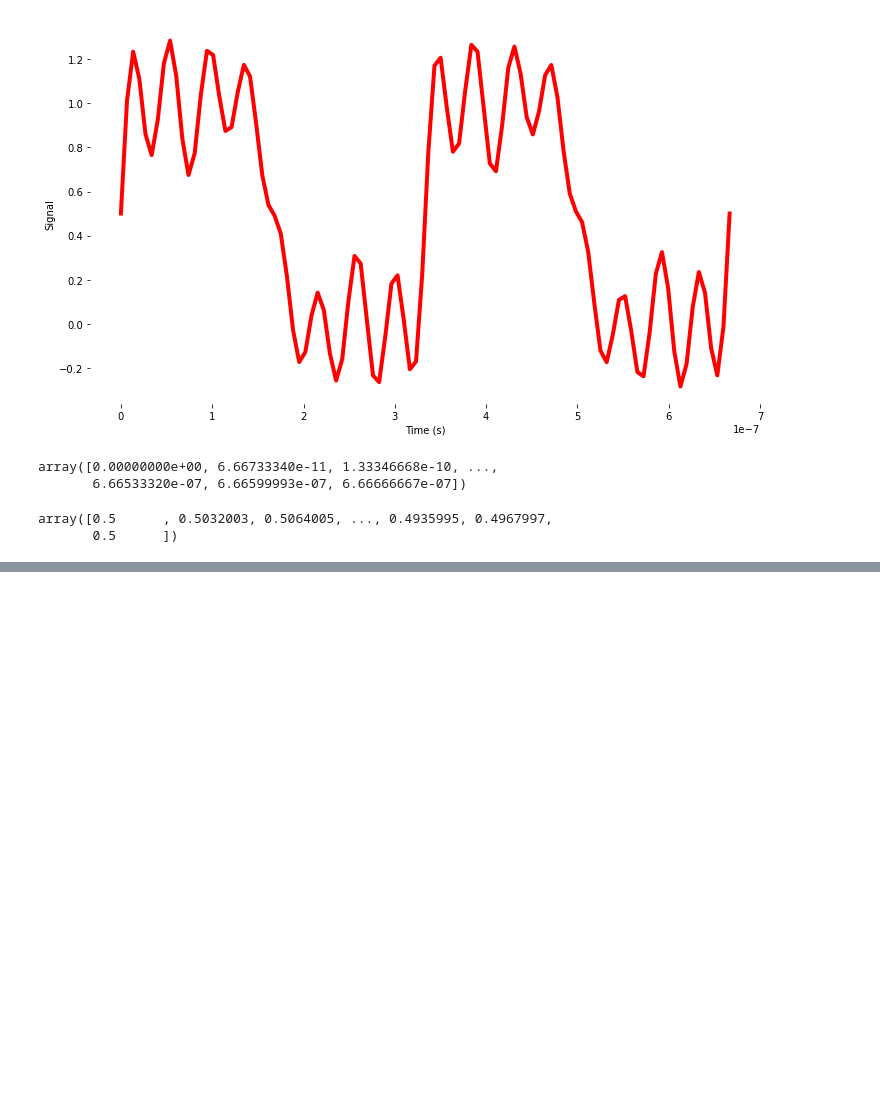
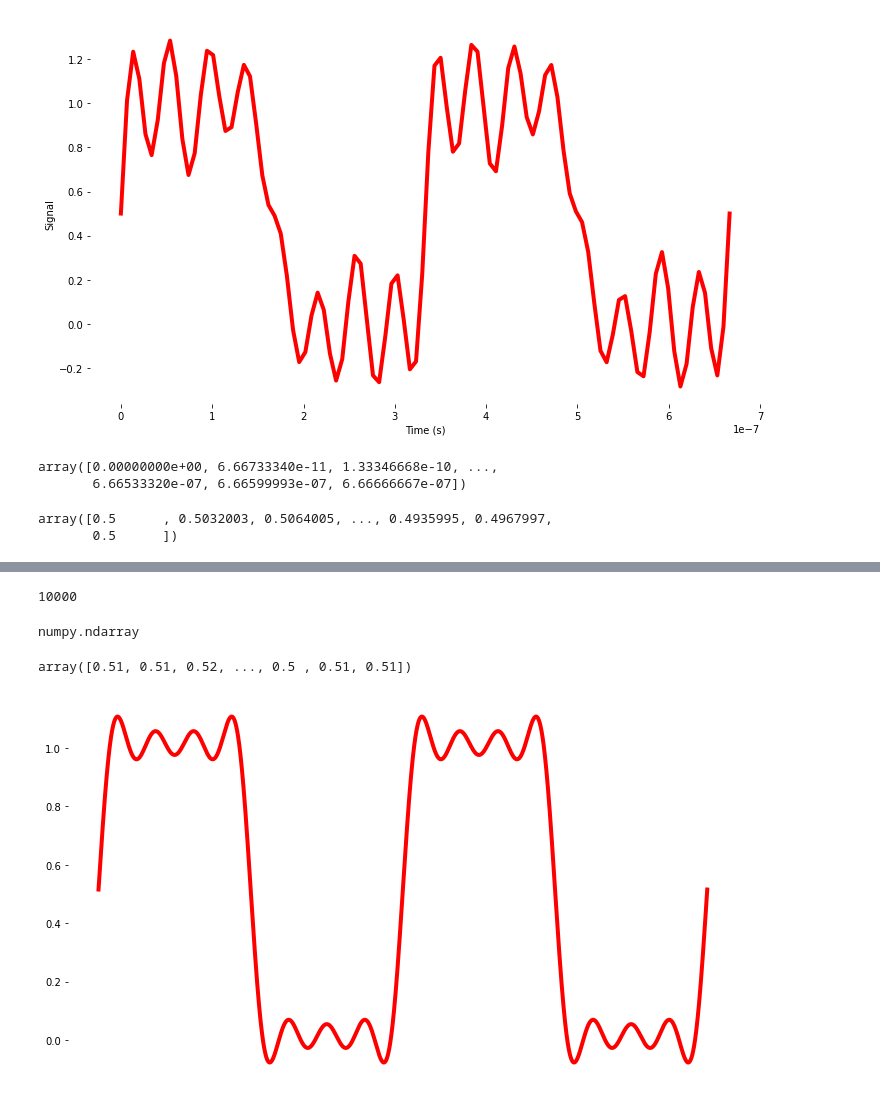
Before and after one commit to raduspaimoc/Communication_Services_And_Security, a Jupyter notebook: Lab 5/Assignment 5.ipynb, the cells around one changed output, grey strips where cells are left out. Saved outputs shown, nothing was run; the diff lists cells and outputs as text; code cells hidden in the pictures; blank space fills up the shorter version.

```diff
--- a/Lab 5/Assignment 5.ipynb
+++ b/Lab 5/Assignment 5.ipynb
@@ -796,0 +782,42 @@ array([ 0.5       ,  1.01356391,  1.23462671,  1.11112028,  0.86028143,
+# %%
+len(y)
+# %% [output]
+10000
+# %%
+type(y)
+# %% [output]
+numpy.ndarray
+# %%
+y_changed = y
+# %%
+for i in range(len(y_changed)):
+    y_changed[i] += 0.015
+# %%
+y = np.around(y, decimals=2)
+y
+# %% [output]
+array([0.51, 0.51, 0.52, ..., 0.5 , 0.51, 0.51])
+# %%
+transmissionRate = 6*10**(6)
+Tb = 1/transmissionRate
+Ts = 2 * Tb
+
+T1 = 1/3 *10**(-6)
+y = 0.5
+
+period = 2
+
+t = np.linspace(0,Ts*2,10000)
+
+for n in range(1,8):
+  y += fourrier(t, T1, n, period)
+
+plt.figure(figsize=(12,7))
+ax1 = plt.axes(frameon=False)
+plt.plot(t, y_changed, linewidth=4, color='red')
+#plt.plot(t, y, linewidth=2)
+ax1.axes.get_xaxis().set_visible(False)
+plt.savefig("basewith interf_2.jpg")
+plt.show()
+# %% [output]
+[figure, added]
```
Also changed, not shown: parts of 4 cells of this notebook, 10 other files.
